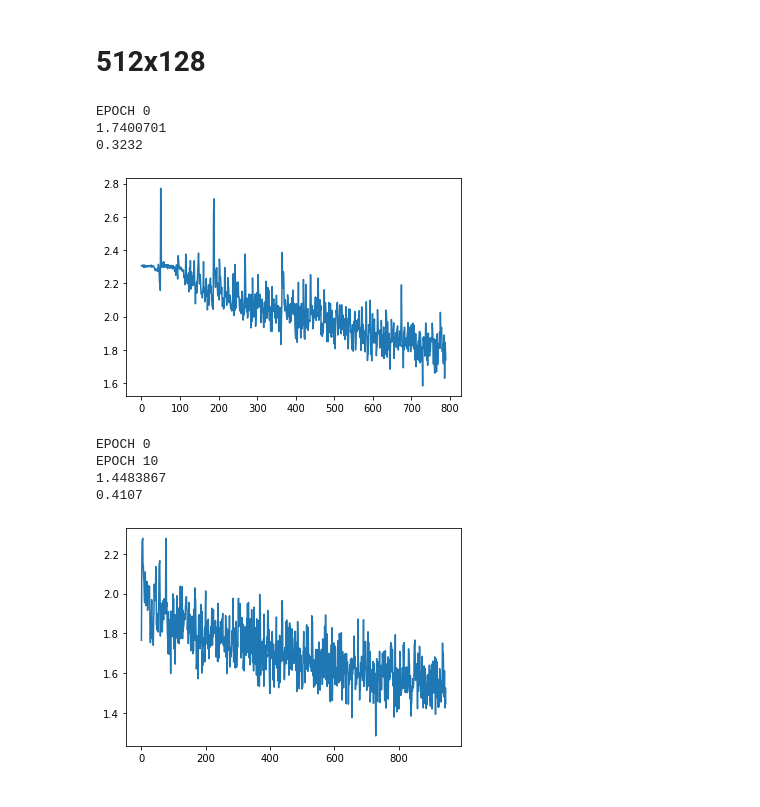
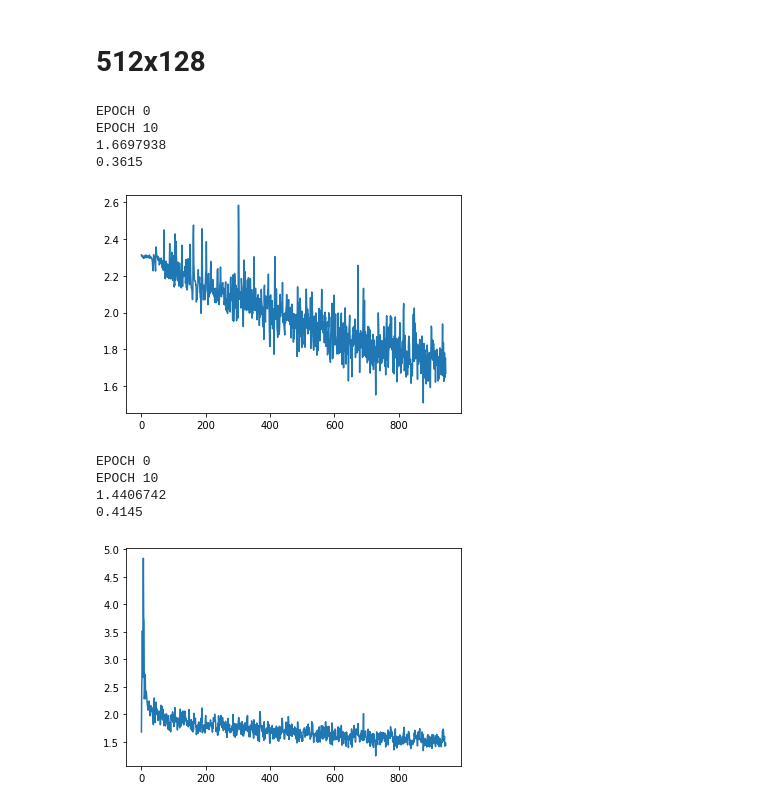
Before and after one commit to AleksandrPanov/dl-unn.github.io, a Jupyter notebook: my_homework/task2/lab2.ipynb, the cells around one changed output. Drawn from its saved outputs; the diff is of its cells as text; code cells hidden in the pictures.

```diff
--- a/my_homework/task2/lab2.ipynb
+++ b/my_homework/task2/lab2.ipynb
@@ -14,12 +14,23 @@ import copy
 # %% [markdown]
 ## 1. Load CIFAR-10 dataset and prepare data
 # %%
+path = 'data/data_batch_'
 def unpickle(file):
     with open(file, 'rb') as fo:
         dict = pickle.load(fo, encoding='bytes')
     return dict
 data = unpickle('data/data_batch_1')
 test_data = unpickle('data/test_batch')
+
+all_x = data[b'data'][:]
+all_y = data[b'labels'][:]
+for i in range(2,6):
+    d = unpickle(path+str(i))
+    all_x = np.append(all_x, d[b'data'], axis=0)
+    all_y = np.append(all_y, d[b'labels'])
+all_x = (all_x/255.0).astype('float32')
+print(len(all_x))
+print(len(all_y))
 print(data.keys())
 start, end = 2, 23
 img_ars = data[b'data'][start:end]
@@ -390,35 +403,36 @@ EPOCH 300
 # %%
 start, end = 0, 10000
 X = ((data[b'data'][start:end])/255.0).astype('float32')
 Labels = data[b'labels'][start:end]
 X_test = ((test_data[b'data'][start:end])/255.0).astype('float32')
 Y_test = np.array(test_data[b'labels'][start:end], dtype='int64')
 
 np.random.seed(0)
 num_classes = 10
 n_input = len(img_ars[0])
 batch = 128
 
-l1 = FullConnected(*initW(n_input, 512))
+l1 = FullConnected(*initW(n_input, 768))
 leakyReLU1 = LeakyReLU()
-l2 = FullConnected(*initW(512, 128)) #128 0.03487363 #85 0.050611287
+l2 = FullConnected(*initW(768, 96)) #128 0.03487363 #85 0.050611287
 leakyReLU2 = LeakyReLU()#Sigmoid()
-l3 = FullConnected(*initW(128, num_classes))
+l3 = FullConnected(*initW(96, num_classes))
 softmax = SoftMax(num_classes, batch)
 
-epoch = 10
+epoch = 12
 Net.const_coeff = 0.64
 Net.const_alpha = 0.9
 net = Net([l1, leakyReLU1, l2, leakyReLU2, l3, softmax], num_classes,batch)
 loss = net.fit(X, Labels, epoch, True)
 print(loss[-1])
 plt.plot(loss)
 print(np.mean(Y_test == net.get_classes(X_test)))
 # %% [output]
 EPOCH 0
-1.7400701
-0.3232
+EPOCH 10
+1.6697938
+0.3615
-[figure, old version]
+[figure, new version]
 # %%
 epoch = 12
 net2 = copy.deepcopy(net)
@@ -431,7 +445,7 @@ print(np.mean(Y_test == net2.get_classes(X_test)))
 # %% [output]
 EPOCH 0
 EPOCH 10
-1.4483867
-0.4107
+1.4406742
+0.4145
-[figure, old version]
+[figure, new version]
 # %%
```
Also changed, not shown: parts of 2 cells of this notebook.
